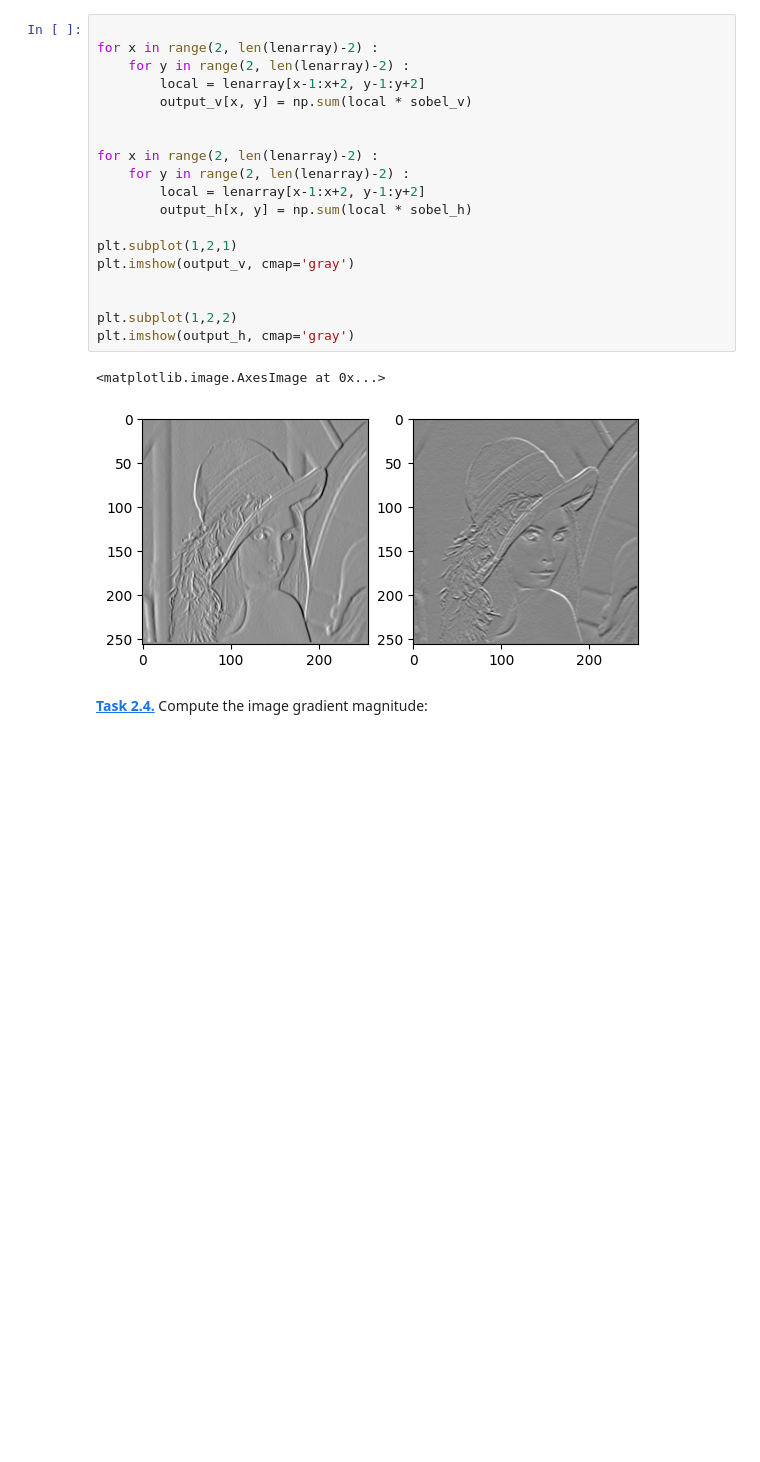
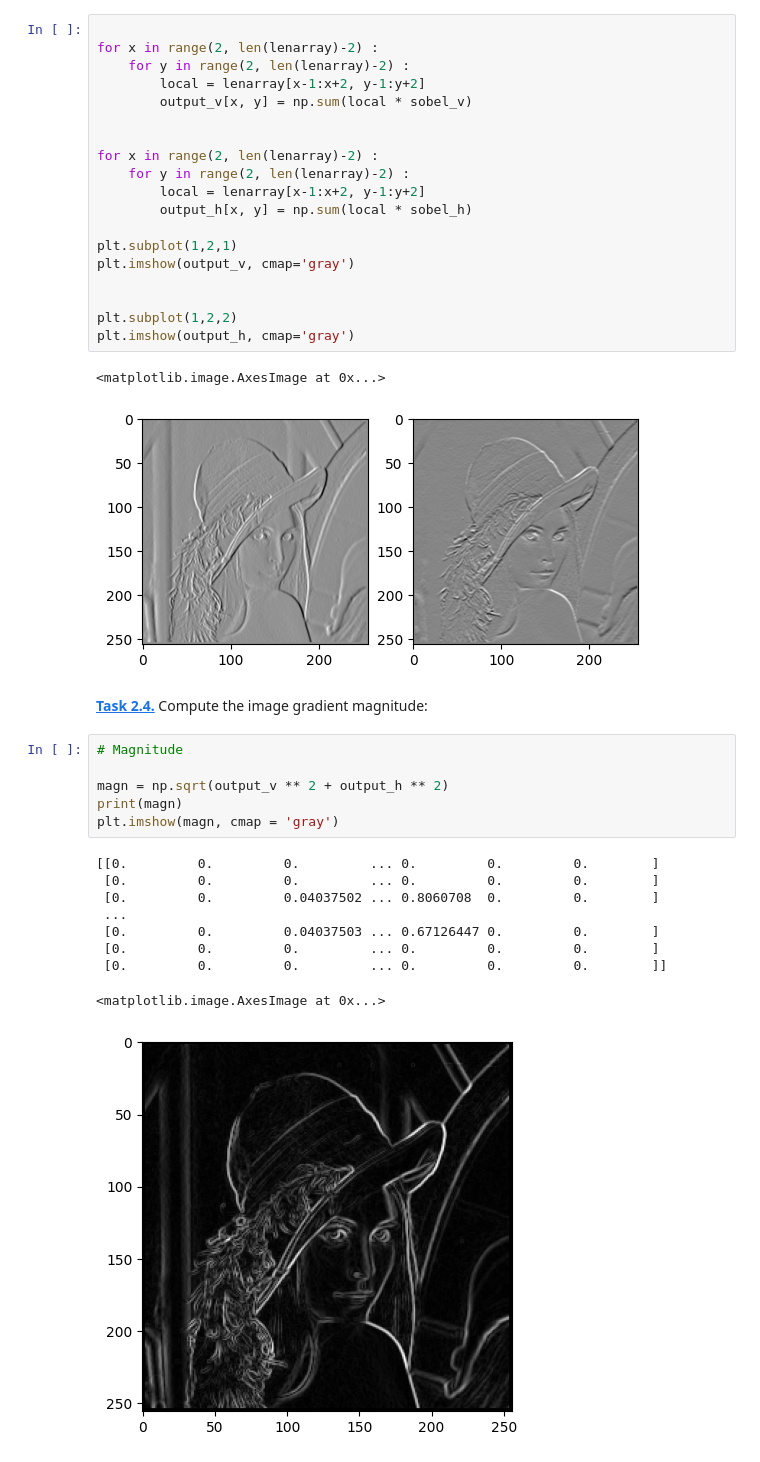
Before and after one commit to Anastasia933/FS5Python, a Jupyter notebook: sobel.ipynb, the cells around one changed output. Saved outputs shown, nothing was run; the diff lists cells and outputs as text; blank space fills up the shorter version.

```diff
--- a/sobel.ipynb
+++ b/sobel.ipynb
@@ -54,3 +54,19 @@ plt.imshow(output_h, cmap='gray')
 [figure]
 # %% [markdown]
 **[Task 2.4.]()** Compute the image gradient magnitude:
+# %%
+# Magnitude
+
+magn = np.sqrt(output_v ** 2 + output_h ** 2)
+print(magn)
+plt.imshow(magn, cmap = 'gray')
+# %% [output]
+[[0.         0.         0.         ... 0.         0.         0.        ]
+ [0.         0.         0.         ... 0.         0.         0.        ]
+ [0.         0.         0.04037502 ... 0.8060708  0.         0.        ]
+ ...
+ [0.         0.         0.04037503 ... 0.67126447 0.         0.        ]
+ [0.         0.         0.         ... 0.         0.         0.        ]
+ [0.         0.         0.         ... 0.         0.         0.        ]]
+<matplotlib.image.AxesImage at 0x...>
+[figure, added]
```
